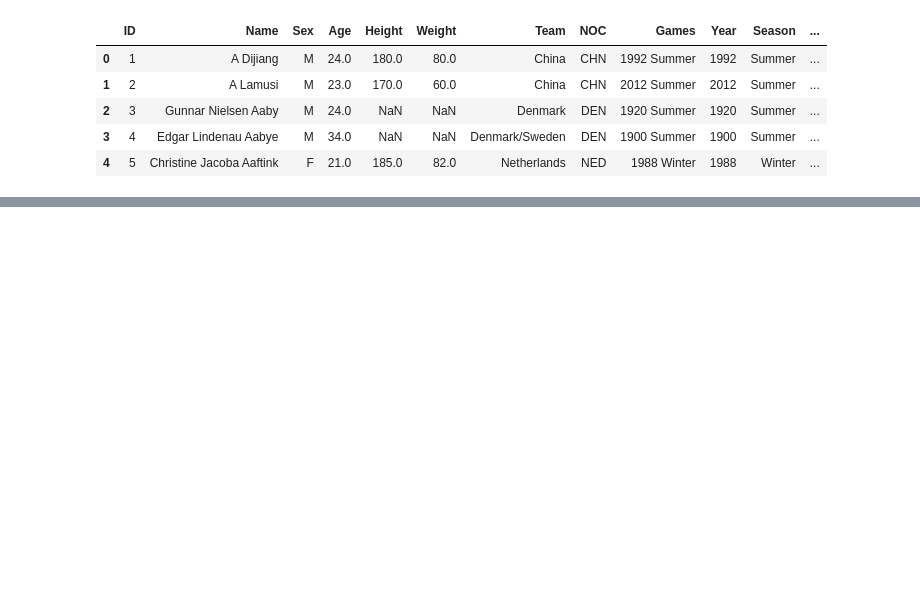
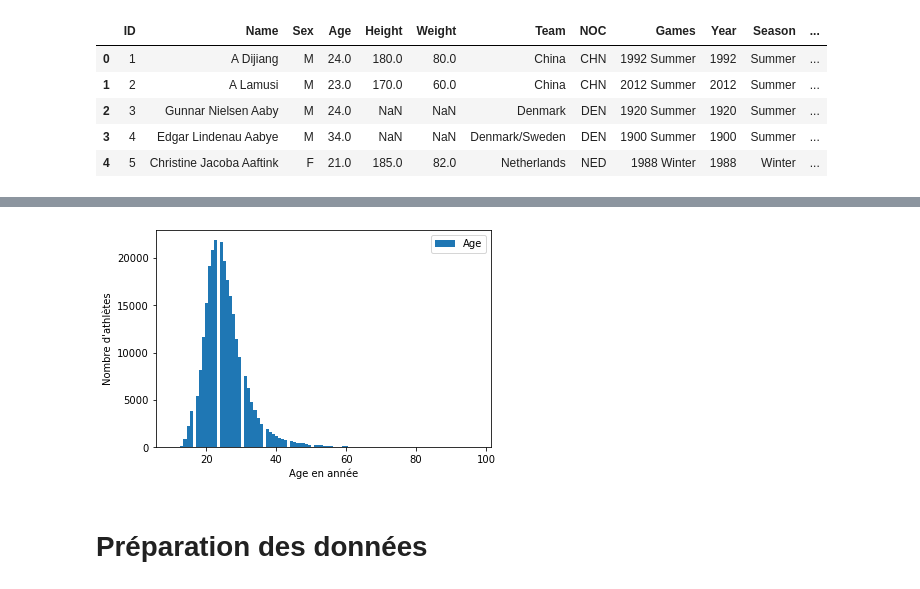
Before and after one commit to NT-me/CFA_Data_Science, a Jupyter notebook: main.ipynb, the cells around one changed output, grey strips where cells are left out. Cells and saved outputs as stored; diff of their text form; code cells hidden in the pictures; blank space fills up the shorter version.

```diff
--- a/main.ipynb
+++ b/main.ipynb
@@ -30,0 +79,10 @@ rawData.head()
+# %%
+plt.hist(rawData["Age"], bins=100, label=['Age'])
+plt.legend(loc="upper right")
+plt.xlabel('Age en année')
+plt.ylabel("Nombre d'athlètes")
+plt.show()
+# %% [output]
+[figure, added]
+# %% [markdown]
+# Préparation des données
```
Also changed, not shown: parts of 22 cells of this notebook.
